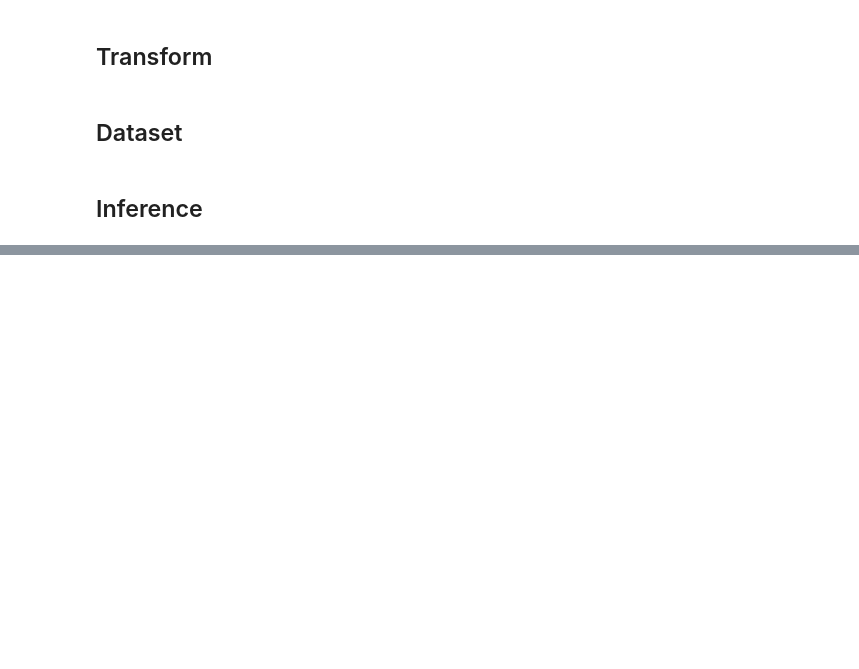
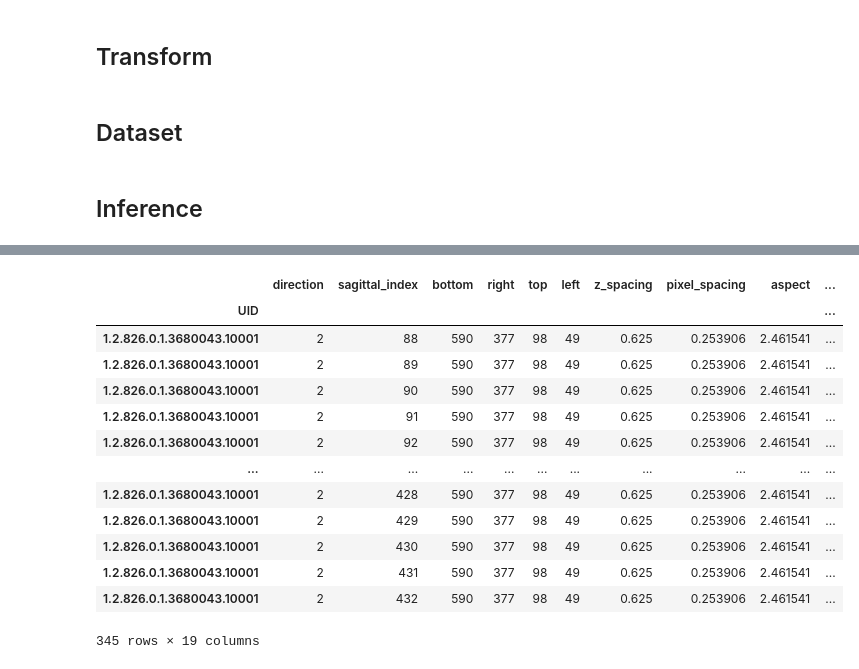
Before and after one commit to ghty011/cervical_spine, a Jupyter notebook: train/inference_segmentation_vertical.ipynb, the cells around one changed output, grey strips where cells are left out. Drawn from its saved outputs; the diff is of its cells as text; code cells hidden in the pictures; blank space fills up the shorter version.

```diff
--- a/train/inference_segmentation_vertical.ipynb
+++ b/train/inference_segmentation_vertical.ipynb
@@ -230,0 +279,12 @@ df.head()
+# %%
+
+for i in tqdm(range(len(concat_df))):
+    row =  concat_df.iloc[i]
+    UID = row.name
+    series =  concat_df.loc[UID]
+    # print(series[["height", "width"]])
+    left, top, right, bottom = get_original_position(series[["height", "width"]].values, concat_df.loc[UID, [f"{vertical_type}_left", f"{vertical_type}_top",f"{vertical_type}_right",f"{vertical_type}_bottom"]], tol=0.1)
+    # print(np.asarray([[left, top, right, bottom]]).repeat(len( concat_df.loc[UID]), axis=0).transpose().shape)
+    #  concat_df.loc[UID, ['left','top','right','bottom']] = np.asarray([[left, top, right, bottom]]).repeat(len( concat_df.loc[UID]), axis=0)
+    concat_df.loc[UID, ['left', 'top', 'right', 'bottom']] = left, top, right, bottom
+concat_df.head()
@@ -230,0 +329,17 @@ df.head()
+# %%
+df.loc["1.2.826.0.1.3680043.10001"]
+# %% [output]
+|  | direction | sagittal_index | bottom | right | top | left | z_spacing | pixel_spacing | aspect | ... |
+| UID |  |  |  |  |  |  |  |  |  | ... |
+| 1.2.826.0.1.3680043.10001 | 2 | 88 | 590 | 377 | 98 | 49 | 0.625 | 0.253906 | 2.461541 | ... |
+| 1.2.826.0.1.3680043.10001 | 2 | 89 | 590 | 377 | 98 | 49 | 0.625 | 0.253906 | 2.461541 | ... |
+| 1.2.826.0.1.3680043.10001 | 2 | 90 | 590 | 377 | 98 | 49 | 0.625 | 0.253906 | 2.461541 | ... |
+| 1.2.826.0.1.3680043.10001 | 2 | 91 | 590 | 377 | 98 | 49 | 0.625 | 0.253906 | 2.461541 | ... |
+| 1.2.826.0.1.3680043.10001 | 2 | 92 | 590 | 377 | 98 | 49 | 0.625 | 0.253906 | 2.461541 | ... |
+| ... | ... | ... | ... | ... | ... | ... | ... | ... | ... | ... |
+| 1.2.826.0.1.3680043.10001 | 2 | 428 | 590 | 377 | 98 | 49 | 0.625 | 0.253906 | 2.461541 | ... |
+| 1.2.826.0.1.3680043.10001 | 2 | 429 | 590 | 377 | 98 | 49 | 0.625 | 0.253906 | 2.461541 | ... |
+| 1.2.826.0.1.3680043.10001 | 2 | 430 | 590 | 377 | 98 | 49 | 0.625 | 0.253906 | 2.461541 | ... |
+| 1.2.826.0.1.3680043.10001 | 2 | 431 | 590 | 377 | 98 | 49 | 0.625 | 0.253906 | 2.461541 | ... |
+| 1.2.826.0.1.3680043.10001 | 2 | 432 | 590 | 377 | 98 | 49 | 0.625 | 0.253906 | 2.461541 | ... |
+345 rows × 19 columns
```
Also changed, not shown: parts of 33 cells of this notebook, 1 other file.
